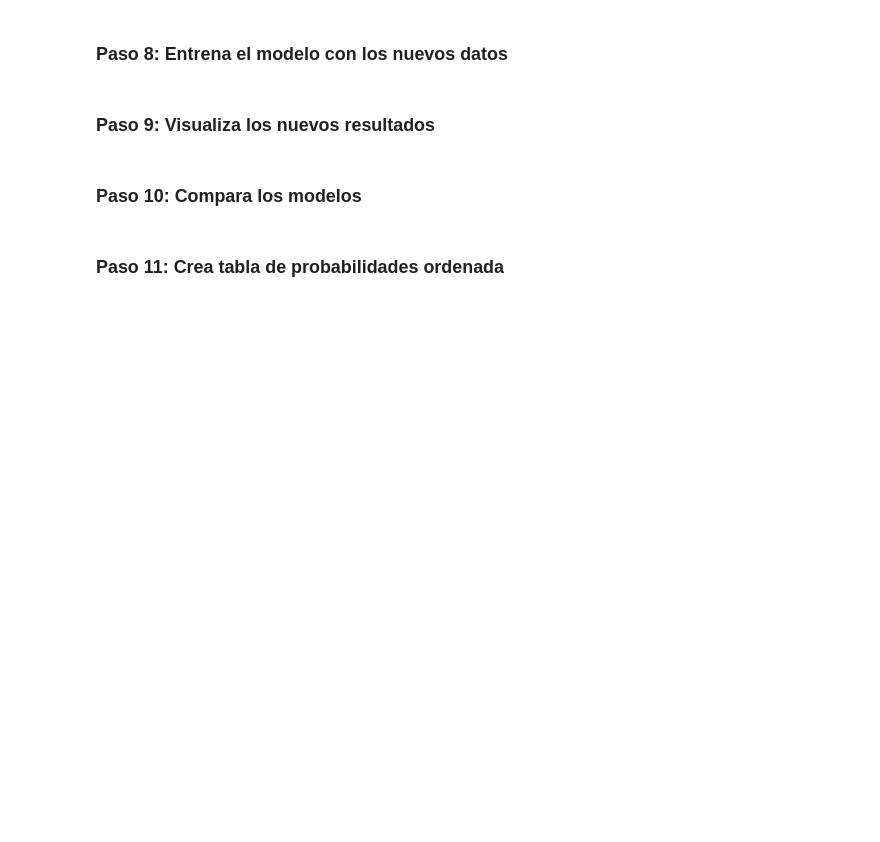
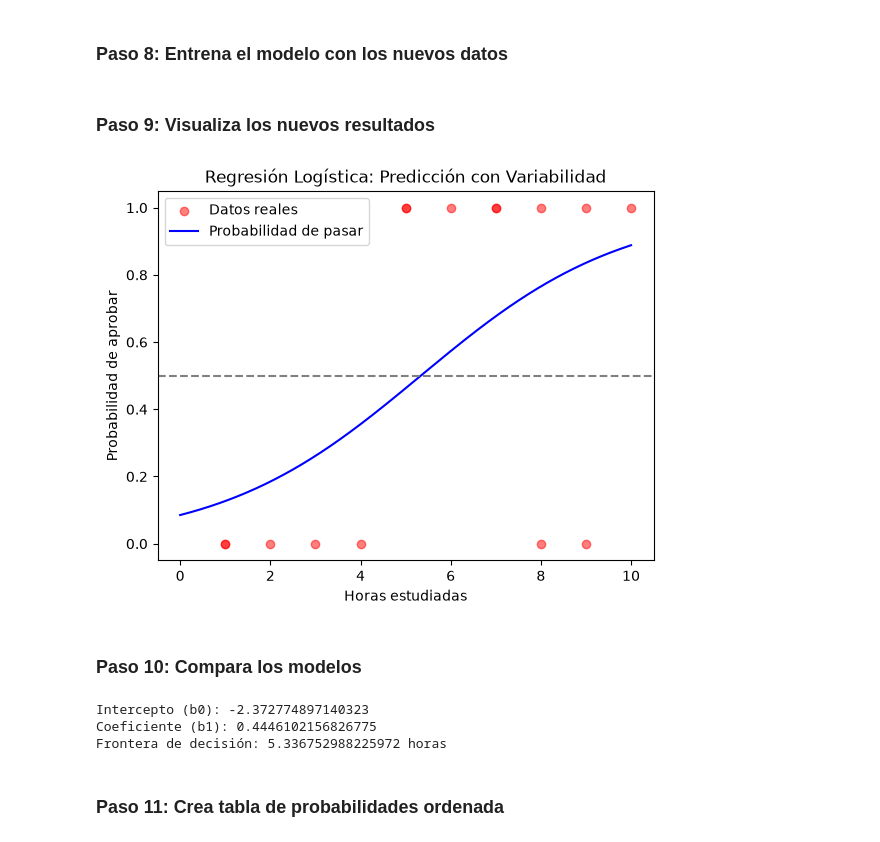
Before and after one commit to damcb1/IA-Workshop-Modelos-Clasificacion, a Jupyter notebook: ejemplo_regresion_logistica.ipynb, the cells around one changed output. Cells and saved outputs as stored; diff of their text form; code cells hidden in the pictures; blank space fills up the shorter version.

```diff
--- a/ejemplo_regresion_logistica.ipynb
+++ b/ejemplo_regresion_logistica.ipynb
@@ -82,6 +148,8 @@
 # resultado_examen = [0, 0, 0, 0, 1, 1, 1, 1, 1, 1, 0, 0, 1, 1, 0]
 
 # Tu código aquí:
+horas_estudiadas_2 = np.array([1, 2, 3, 4, 5, 6, 7, 8, 9, 10, 1, 8, 5, 7, 9])
+resultado_examen_2 = np.array([0, 0, 0, 0, 1, 1, 1, 1, 1, 1, 0, 0, 1, 1, 0])
 # %% [markdown]
 ### Paso 8: Entrena el modelo con los nuevos datos
 # %%
@@ -90,15 +158,30 @@
 # Recuerda usar reshape(-1, 1) y predict_proba()
 
 # Tu código aquí:
+modelo_2 = LogisticRegression()
+modelo_2.fit(horas_estudiadas_2.reshape(-1, 1), resultado_examen_2)
+
+horas_nuevas_2 = np.linspace(0, 10, 1000).reshape(-1, 1)
+probabilidades_2 = modelo_2.predict_proba(horas_nuevas_2)[:, 1]
 # %% [markdown]
 ### Paso 9: Visualiza los nuevos resultados
 # %%
 # Crea un gráfico que muestre:
 # - Puntos rojos: datos reales (horas_estudiadas vs resultado_examen)
 # - Línea azul: probabilidades predichas (horas_nuevas vs probabilidades)
 # Agrega título: 'Regresión Logística: Predicción con Variabilidad'
 
 # Tu código aquí:
+plt.scatter(horas_estudiadas_2, resultado_examen_2, color='red', label='Datos reales', alpha=0.5)
+plt.plot(horas_nuevas_2, probabilidades_2, color='blue', label='Probabilidad de pasar')
+plt.axhline(0.5, color='gray', linestyle='--')
+plt.xlabel('Horas estudiadas')
+plt.ylabel('Probabilidad de aprobar')
+plt.title('Regresión Logística: Predicción con Variabilidad')
+plt.legend()
+plt.show()
+# %% [output]
+[figure, added]
 # %% [markdown]
 ### Paso 10: Compara los modelos
 # %%
@@ -107,6 +190,16 @@
 # ¿Qué diferencias observas?
 
 # Tu código aquí:
+b0_2 = modelo_2.intercept_[0]
+b1_2 = modelo_2.coef_[0][0]
+
+print('Intercepto (b0):', b0_2)
+print('Coeficiente (b1):', b1_2)
+print('Frontera de decisión:', -b0_2/b1_2, 'horas')
+# %% [output]
+Intercepto (b0): -2.372774897140323
+Coeficiente (b1): 0.4446102156826775
+Frontera de decisión: 5.336752988225972 horas
 # %% [markdown]
 ### Paso 11: Crea tabla de probabilidades ordenada
 # %%
```
Also changed, not shown: parts of 11 cells of this notebook, 1 other file.
